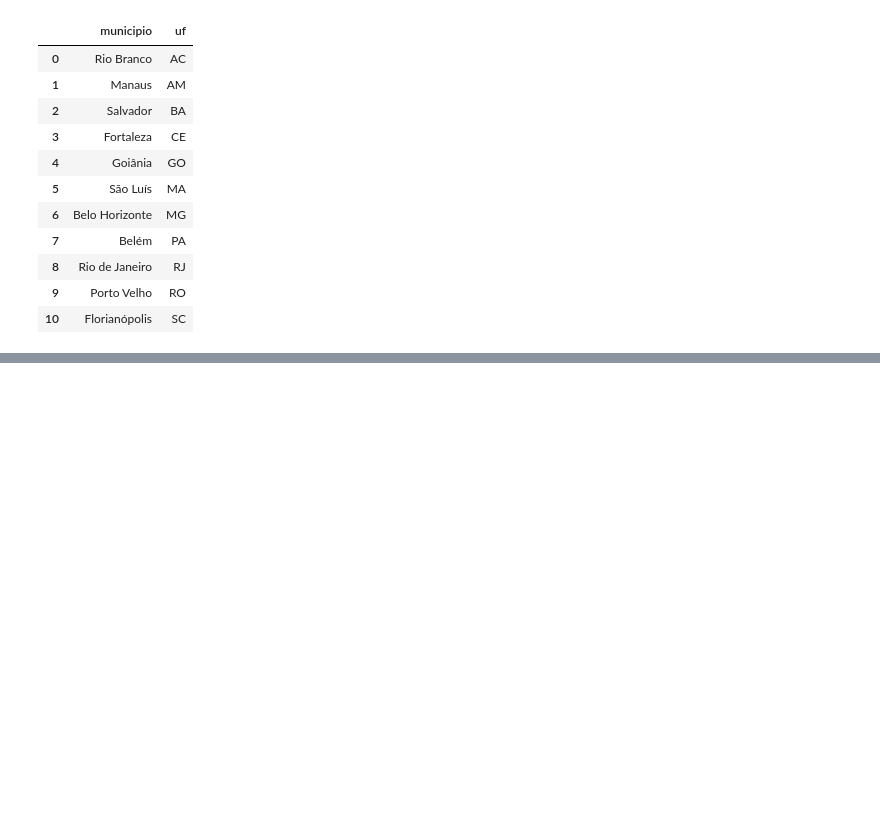
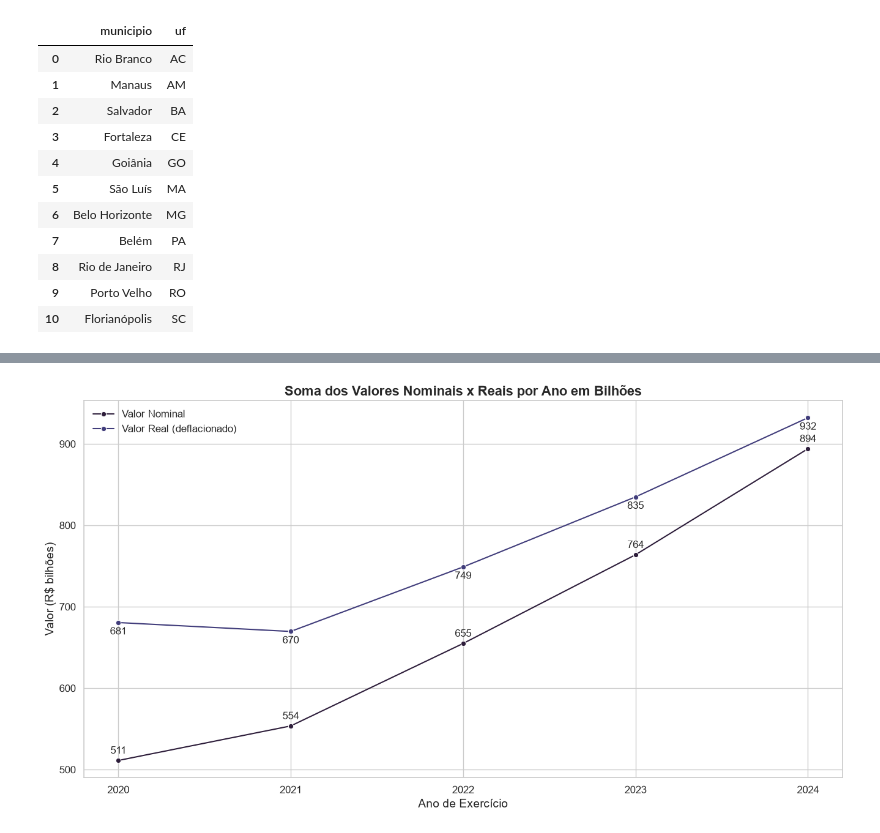
Before and after one commit to doardoE/Desafio-Analista-de-Dados-Sefaz-Macei-, a Jupyter notebook: notebooks/analise_exploratoria.ipynb, the cells around one changed output, grey strips where cells are left out. Cells and saved outputs as stored; diff of their text form; code cells hidden in the pictures; blank space fills up the shorter version.

```diff
--- a/notebooks/analise_exploratoria.ipynb
+++ b/notebooks/analise_exploratoria.ipynb
@@ -4,10 +4,21 @@
 # %%
 """ Importação das dependências para a análise """
 
-from src.queries import summarize, completude_dados, capitais_assiduas
+from src.queries import (
+    summarize,
+    completude_dados,
+    capitais_assiduas,
+    soma_valores_deflacionados_pagas_por_ano,
+    frequencia_categoria,
+)
+from src.visualizacao.graficos import plotar_soma_valores_deflacionados_por_ano
+from src.visualizacao.frequencia import plotar_frequencia_categoria
+from src.config import configurar_graficos
 import duckdb
 
-con = duckdb.connect("dados.duckdb")
+configurar_graficos()
+con = duckdb.connect("../dados.duckdb")
+# con.close()
 # %%
 """ sumário da base de dados """
 summarize(con).show()
@@ -65,0 +80,6 @@ capitais_assiduas(con).df()
+# %%
+""" Calculado as despesas pagas, que saiu de caixa """
+df = soma_valores_deflacionados_pagas_por_ano(con).df()
+plotar_soma_valores_deflacionados_por_ano(df)
+# %% [output]
+[figure, added]
```
Also changed, not shown: parts of 5 cells of this notebook, 4 other files.
